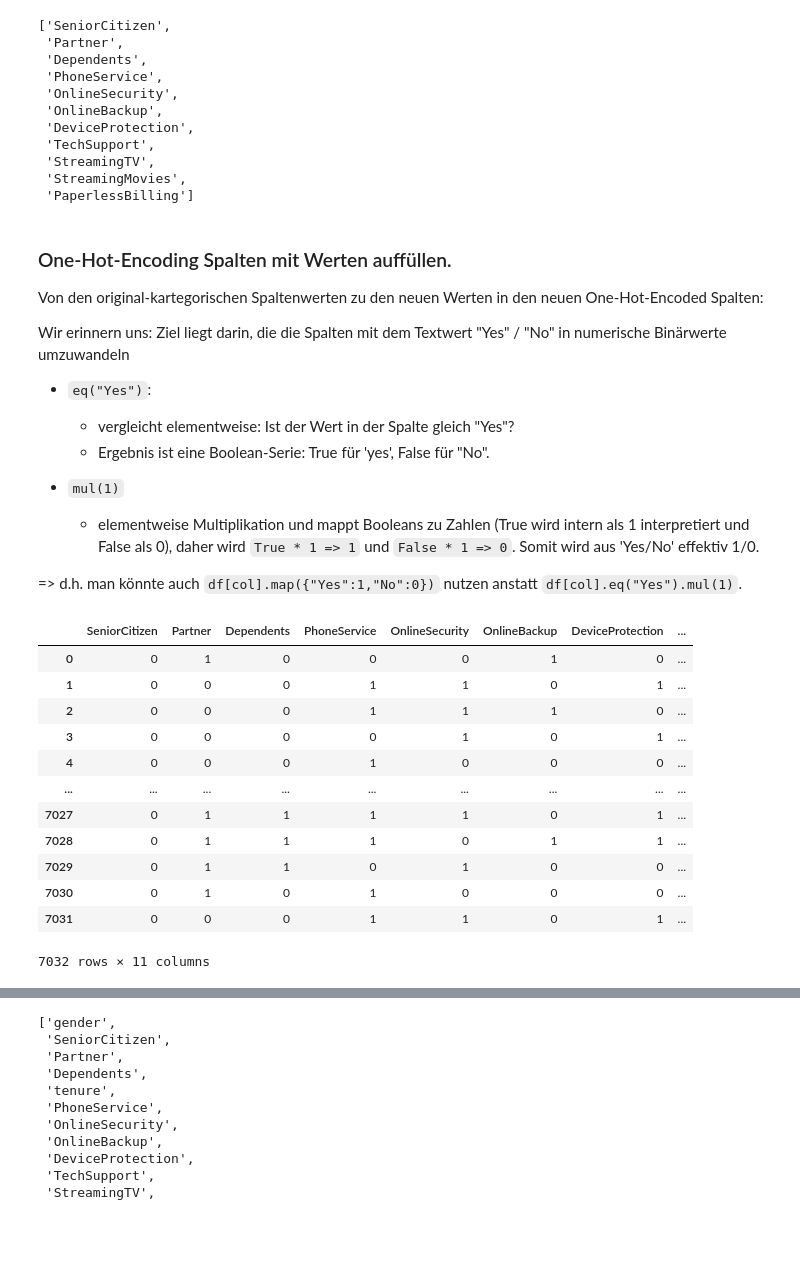
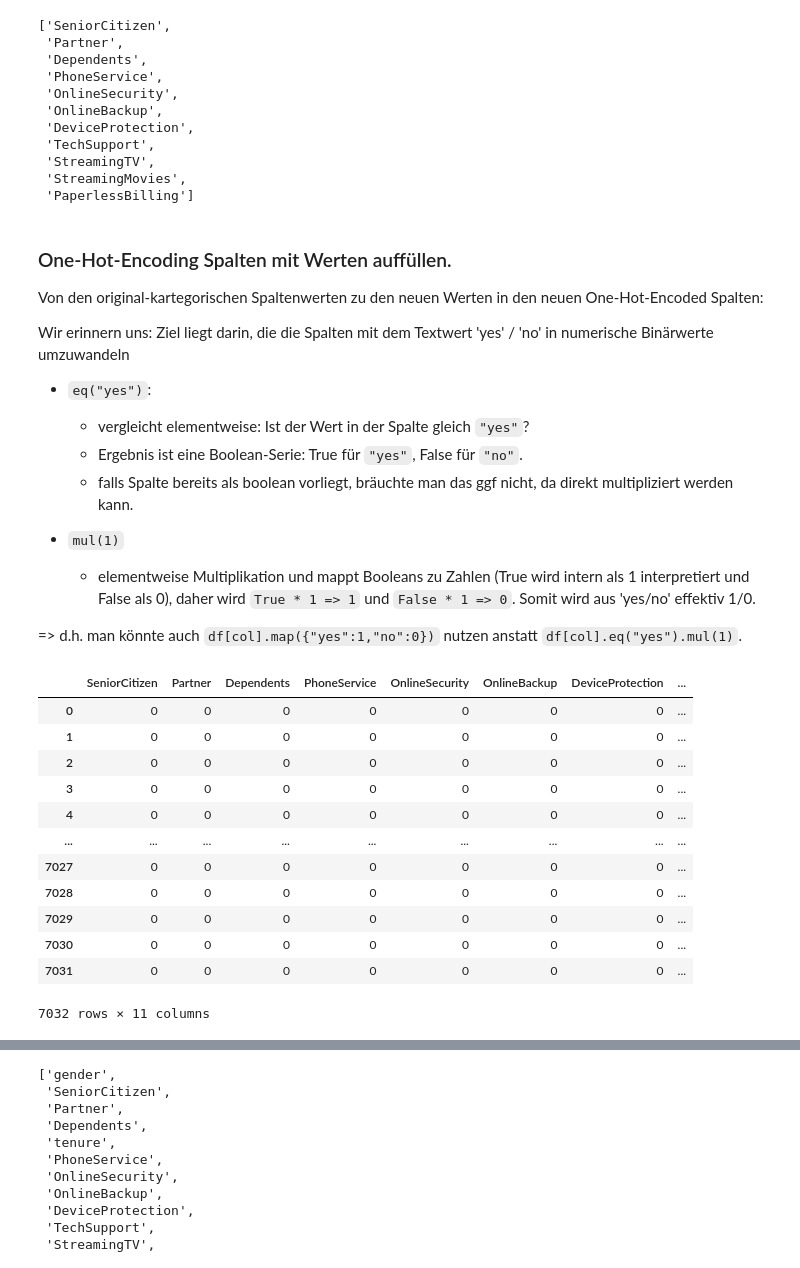
Before and after one commit to cusyio/ai-tutorial, a Jupyter notebook: docs/1intro/customer-churn.ipynb, the cells around one changed output, grey strips where cells are left out. Saved outputs shown, nothing was run; the diff lists cells and outputs as text; code cells hidden in the pictures; blank space fills up the shorter version.

Commit message:
:pencil2: Fix customer churn example
co-authored-by: Dr. Min Ye <>

```diff
--- a/docs/1intro/customer-churn.ipynb
+++ b/docs/1intro/customer-churn.ipynb
@@ -718,0 +724,4 @@ Name: count, dtype: int64
+# %%
+df["Churn"] = df["Churn"].map({"Yes": 1, "No": 0})
+
+df.head()
@@ -886,36 +905,37 @@ cols_boolean
 
 Von den original-kartegorischen Spaltenwerten zu den neuen Werten in den neuen One-Hot-Encoded Spalten:
 
-Wir erinnern uns: Ziel liegt darin, die die Spalten mit dem Textwert "Yes" / "No" in numerische Binärwerte umzuwandeln
+Wir erinnern uns: Ziel liegt darin, die die Spalten mit dem Textwert 'yes' / 'no' in numerische Binärwerte umzuwandeln
 
-- `eq("Yes")`:
+- `eq("yes")`:
 
-    - vergleicht elementweise: Ist der Wert in der Spalte gleich "Yes"?
-    - Ergebnis ist eine Boolean-Serie: True für 'yes', False für "No".
+    - vergleicht elementweise: Ist der Wert in der Spalte gleich `"yes"`?
+    - Ergebnis ist eine Boolean-Serie: True für `"yes"`, False für `"no"`.
+    - falls Spalte bereits als boolean vorliegt, bräuchte man das ggf nicht, da direkt multipliziert werden kann.
 
 - `mul(1)`
 
-    - elementweise Multiplikation und mappt Booleans zu Zahlen (True wird intern als 1 interpretiert und False als 0), daher wird `True * 1 => 1` und `False * 1 => 0`. Somit wird aus 'Yes/No' effektiv 1/0.
+    - elementweise Multiplikation und mappt Booleans zu Zahlen (True wird intern als 1 interpretiert und False als 0), daher wird `True * 1 => 1` und `False * 1 => 0`. Somit wird aus 'yes/no' effektiv 1/0.
 
-=> d.h. man könnte auch `df[col].map({"Yes":1,"No":0})` nutzen anstatt `df[col].eq("Yes").mul(1)`.
+=> d.h. man könnte auch `df[col].map({"yes":1,"no":0})` nutzen anstatt `df[col].eq("yes").mul(1)`.
 # %%
 for col in cols_boolean:
-    df[col] = df[col].eq("Yes").mul(1)
+    df[col] = df[col].eq("yes").mul(1)
 
 df[cols_boolean]
 # %% [output]
 |  | SeniorCitizen | Partner | Dependents | PhoneService | OnlineSecurity | OnlineBackup | DeviceProtection | ... |
-| 0 | 0 | 1 | 0 | 0 | 0 | 1 | 0 | ... |
-| 1 | 0 | 0 | 0 | 1 | 1 | 0 | 1 | ... |
-| 2 | 0 | 0 | 0 | 1 | 1 | 1 | 0 | ... |
-| 3 | 0 | 0 | 0 | 0 | 1 | 0 | 1 | ... |
-| 4 | 0 | 0 | 0 | 1 | 0 | 0 | 0 | ... |
+| 0 | 0 | 0 | 0 | 0 | 0 | 0 | 0 | ... |
+| 1 | 0 | 0 | 0 | 0 | 0 | 0 | 0 | ... |
+| 2 | 0 | 0 | 0 | 0 | 0 | 0 | 0 | ... |
+| 3 | 0 | 0 | 0 | 0 | 0 | 0 | 0 | ... |
+| 4 | 0 | 0 | 0 | 0 | 0 | 0 | 0 | ... |
 | ... | ... | ... | ... | ... | ... | ... | ... | ... |
-| 7027 | 0 | 1 | 1 | 1 | 1 | 0 | 1 | ... |
-| 7028 | 0 | 1 | 1 | 1 | 0 | 1 | 1 | ... |
-| 7029 | 0 | 1 | 1 | 0 | 1 | 0 | 0 | ... |
-| 7030 | 0 | 1 | 0 | 1 | 0 | 0 | 0 | ... |
-| 7031 | 0 | 0 | 0 | 1 | 1 | 0 | 1 | ... |
+| 7027 | 0 | 0 | 0 | 0 | 0 | 0 | 0 | ... |
+| 7028 | 0 | 0 | 0 | 0 | 0 | 0 | 0 | ... |
+| 7029 | 0 | 0 | 0 | 0 | 0 | 0 | 0 | ... |
+| 7030 | 0 | 0 | 0 | 0 | 0 | 0 | 0 | ... |
+| 7031 | 0 | 0 | 0 | 0 | 0 | 0 | 0 | ... |
 7032 rows × 11 columns
 # %%
 # One-Hot-Encoding für die drei kategorischen Spalten
```
Also changed, not shown: parts of 61 cells of this notebook.
